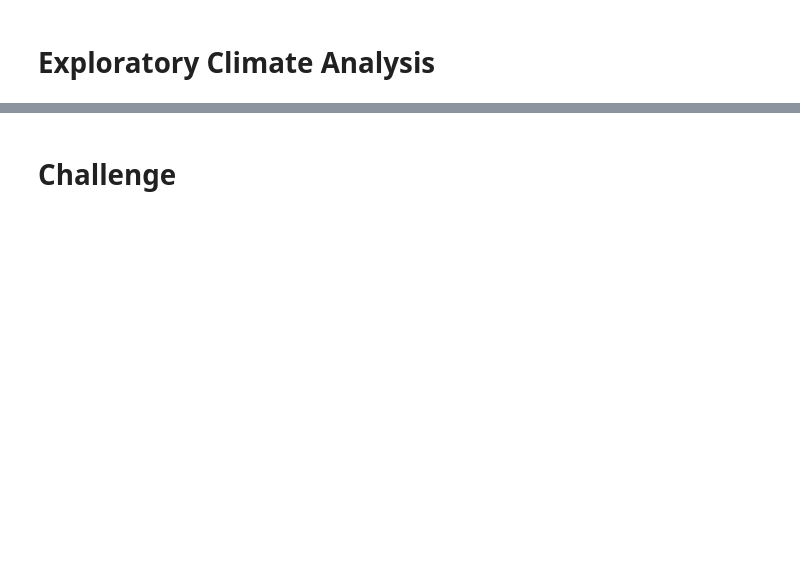
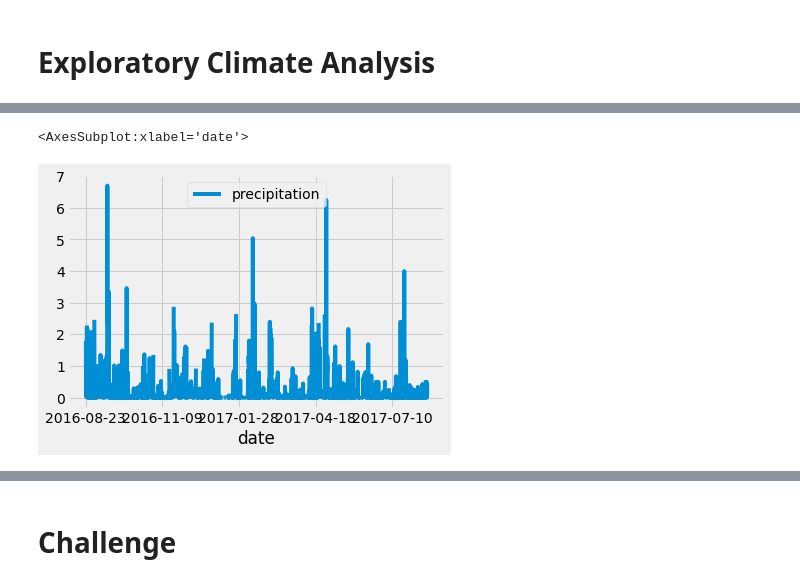
Before and after one commit to tlin41390/surfs_up, a Jupyter notebook: climate_analysis.ipynb, the cells around one changed output, grey strips where cells are left out. Saved outputs shown, nothing was run; the diff lists cells and outputs as text; code cells hidden in the pictures; blank space fills up the shorter version.

```diff
--- a/climate_analysis.ipynb
+++ b/climate_analysis.ipynb
@@ -53,4 +62,8 @@ Station = Base.classes.station
 # %%
 # Use Pandas to calcualte the summary statistics for the precipitation data
+df.plot()
+# %% [output]
+<AxesSubplot:xlabel='date'>
+[figure, added]
 # %%
 # How many stations are available in this dataset?
```
Also changed, not shown: parts of 11 cells of this notebook.
